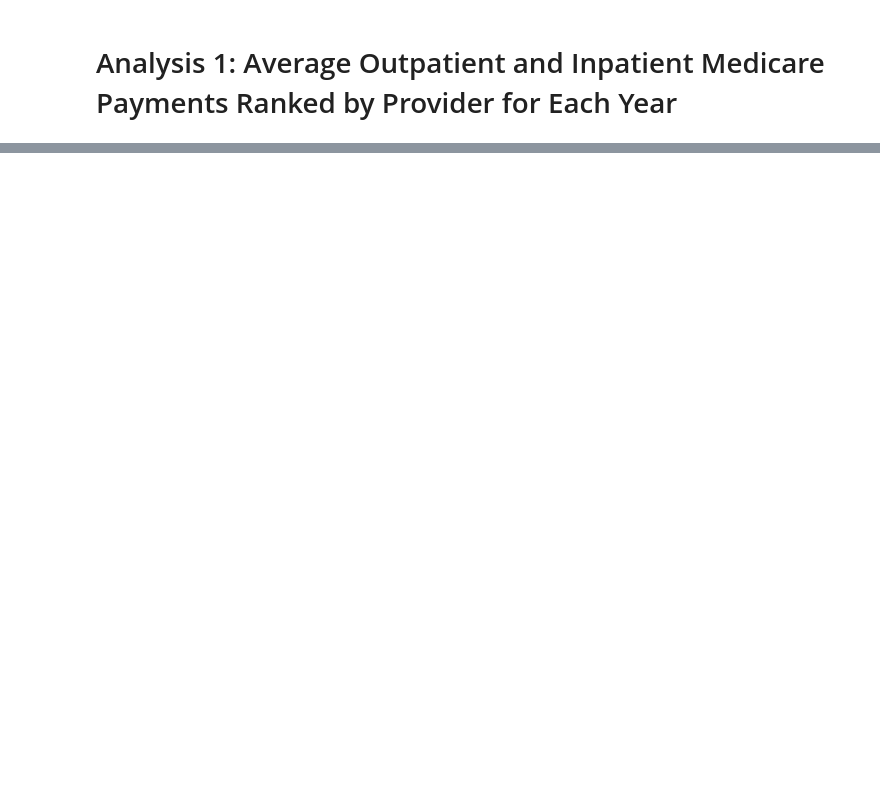
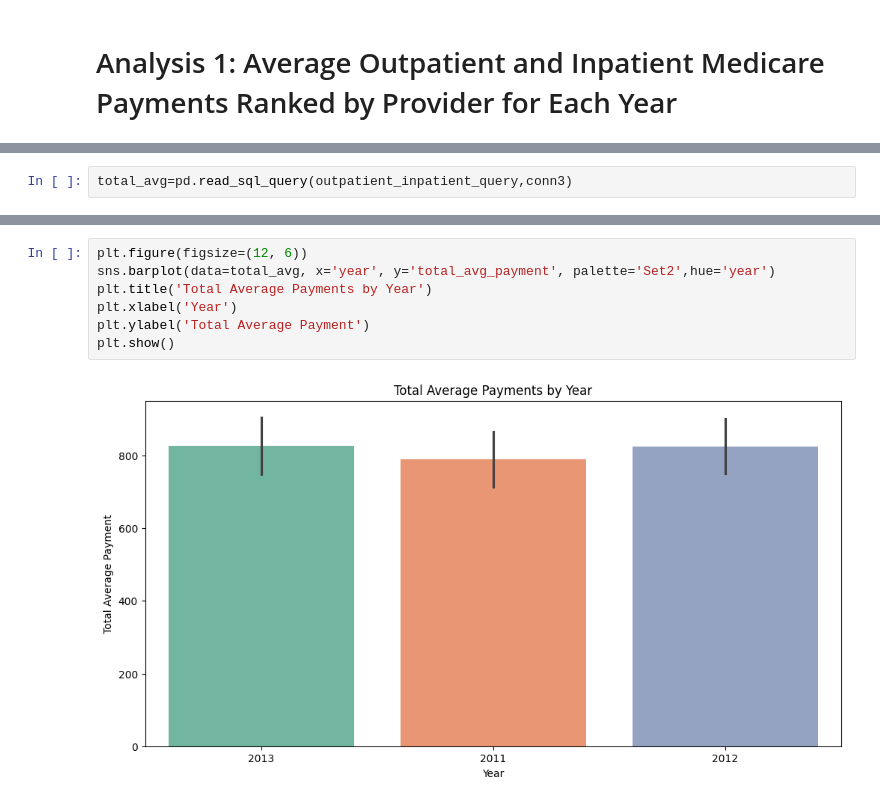
Before and after one commit to DAN-MASH/HealthcareAnalysis, a Jupyter notebook: notebook/data/EDA.ipynb, the cells around one changed output, grey strips where cells are left out. Cells and saved outputs as stored; diff of their text form; blank space fills up the shorter version.

```diff
--- a/notebook/data/EDA.ipynb
+++ b/notebook/data/EDA.ipynb
@@ -369,0 +380,2 @@ outpatient_inpatient_results = pd.read_sql_query(outpatient_inpatient_query, con
+# %%
+total_avg=pd.read_sql_query(outpatient_inpatient_query,conn3)
@@ -369,0 +398,9 @@ outpatient_inpatient_results = pd.read_sql_query(outpatient_inpatient_query, con
+# %%
+plt.figure(figsize=(12, 6))
+sns.barplot(data=total_avg, x='year', y='total_avg_payment', palette='Set2',hue='year')
+plt.title('Total Average Payments by Year')
+plt.xlabel('Year')
+plt.ylabel('Total Average Payment')
+plt.show()
+# %% [output]
+[figure, added]
```
Also changed, not shown: parts of 38 cells of this notebook, 4 other files.
